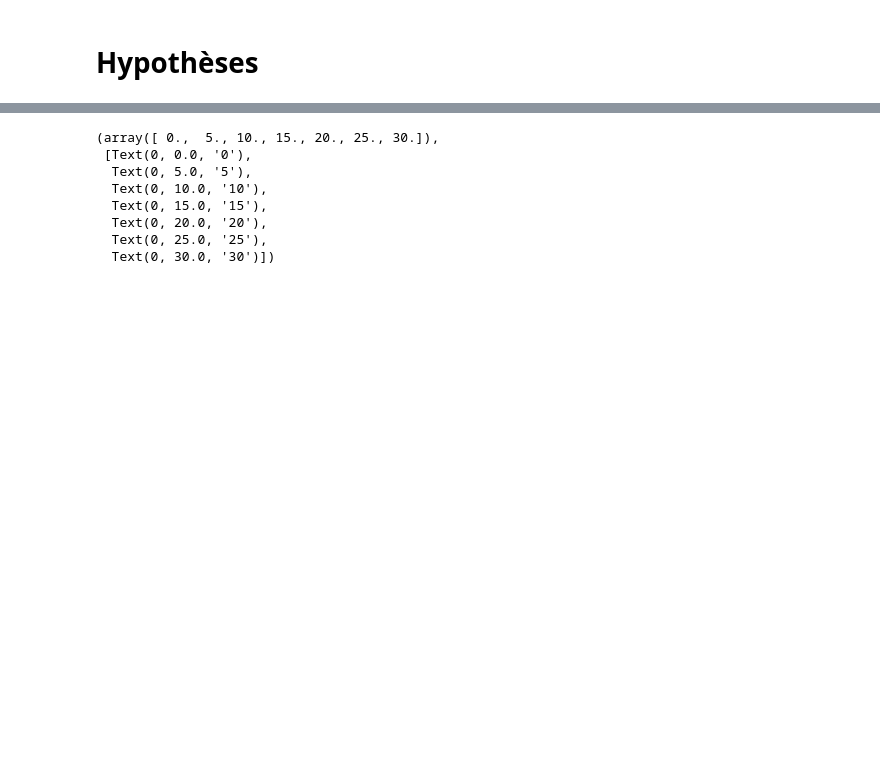
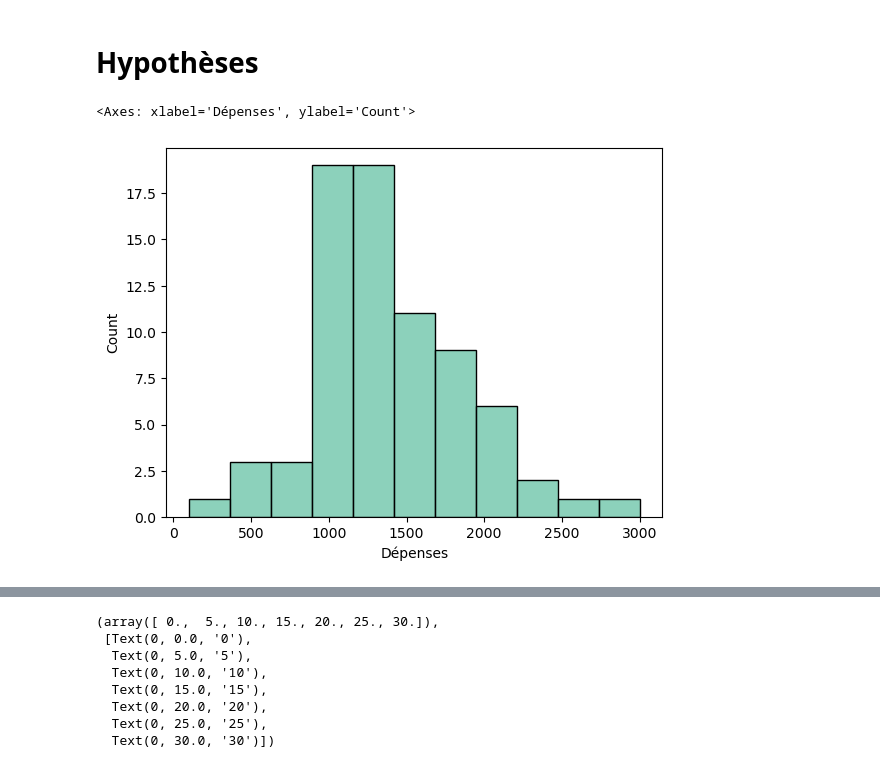
Before and after one commit to ClarissePierre/Precarite_Analyse, a Jupyter notebook: analyse.ipynb, the cells around one changed output, grey strips where cells are left out. Drawn from its saved outputs; the diff is of its cells as text; code cells hidden in the pictures; blank space fills up the shorter version.

```diff
--- a/analyse.ipynb
+++ b/analyse.ipynb
@@ -848,6 +850,14 @@ AttributeError: 'OneHotEncoder' object has no attribute 'get_feature_names'
 # %% [markdown]
 # Hypothèses
 # %%
-# Budget mensuel versus indicateurs de précarité (enlever les personnes qui vivent chez leurs parents)
+# Budget mensuel versus indicateurs de précarité
 
-# Étudiants internationaux  versus indicateurs de précarité
+# Enlever les personnes qui vivent chez leurs parents
+data_without_parents= data[data['Logement'] != 'Dans le foyer familial - In the family home']
+
+#Test dépense mensuelle distribution
+
+sns.histplot(data=data_without_parents, x= 'Dépenses')
+# %% [output]
+<Axes: xlabel='Dépenses', ylabel='Count'>
+[figure, added]
```
Also changed, not shown: parts of 9 cells of this notebook.
